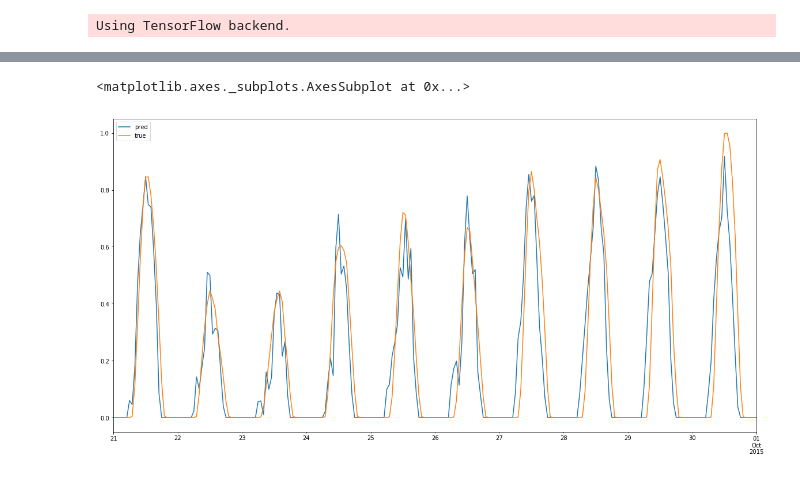
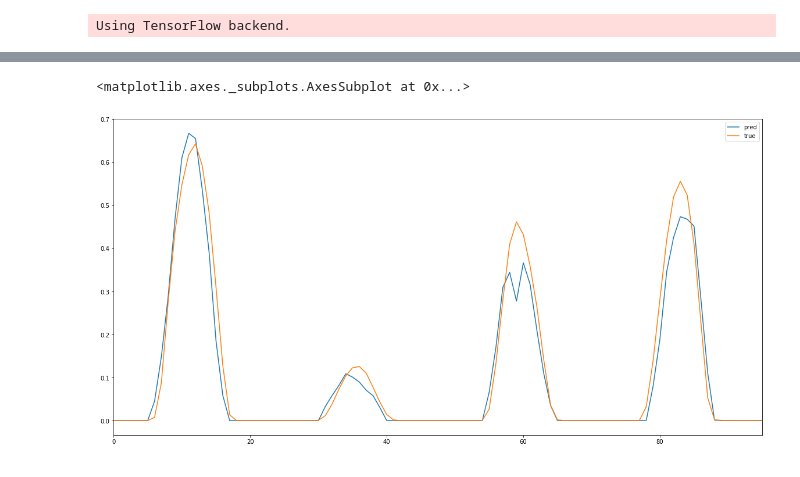
Before and after one commit to Octiembre80/DA-electricity-price-forecasting, a Jupyter notebook: renewables_model.ipynb, the cells around one changed output, grey strips where cells are left out. Drawn from its saved outputs; the diff is of its cells as text; code cells hidden in the pictures.

Commit message:
finished renwable solar model

```diff
--- a/renewables_model.ipynb
+++ b/renewables_model.ipynb
@@ -99,0 +113,31 @@ stacked.shape
+# %%
+def daily_train_valid_test_split(X, y, index, ret_test_index=True, test_size=.15, valid_size=.15, random_state=7):
+
+    assert len(X) == len(y) == len(index), 'Input dimensions not matching'
+
+    len_test = int(len(X) // (1 / test_size) // 24)
+    len_valid = int(len(X) // (1 / valid_size) // 24)
+
+    available_days = index.map(lambda t: t.date()).unique()
+
+    rnd = np.random.RandomState(random_state)
+    indices = rnd.choice(available_days, size=len_test+len_valid)
+
+    ix_test = [i for i, date in enumerate(index.date) if date in indices[:len_test]]
+    ix_valid = [i for i, date in enumerate(index.date) if date in indices[len_test:]]
+    ix_train = [i for i, date in enumerate(index.date) if not date in indices]
+
+    X_train = X[ix_train]
+    y_train = y[ix_train]
+    X_test = X[ix_test]
+    y_test = y[ix_test]
+    X_valid = X[ix_valid]
+    y_valid = y[ix_valid]
+
+    if ret_test_index:
+        return X_train, X_valid, X_test, y_train, y_valid, y_test, indices[ix_test]
+    else:
+        return X_train, X_valid, X_test, y_train, y_valid, y_test
+# %%
+X_train, X_valid, X_test, y_train, y_valid, y_test = daily_train_valid_test_split(stacked_features, labels, index,
+                                                                                  ret_test_index=False)
@@ -150,7 +196,10 @@ pred = model.predict(stacked)
+# %%
+model = load_model('./models/renewable_pred_solar.hdf5')
+pred = model.predict(X_test)
 # %%
-df = pd.DataFrame({'pred':pred.flatten(), 'true':labels.flatten()}, index=final_index)
+df = pd.DataFrame({'pred':pred.flatten(), 'true':y_test.flatten()})
 # %%
-df['2015-09-21':].plot(figsize=(20,10))
+df.plot(figsize=(20,10))
 # %% [output]
 <matplotlib.axes._subplots.AxesSubplot at 0x...>
-[figure, old version]
+[figure, new version]
```
Also changed, not shown: parts of 34 cells of this notebook, 1 other file.
